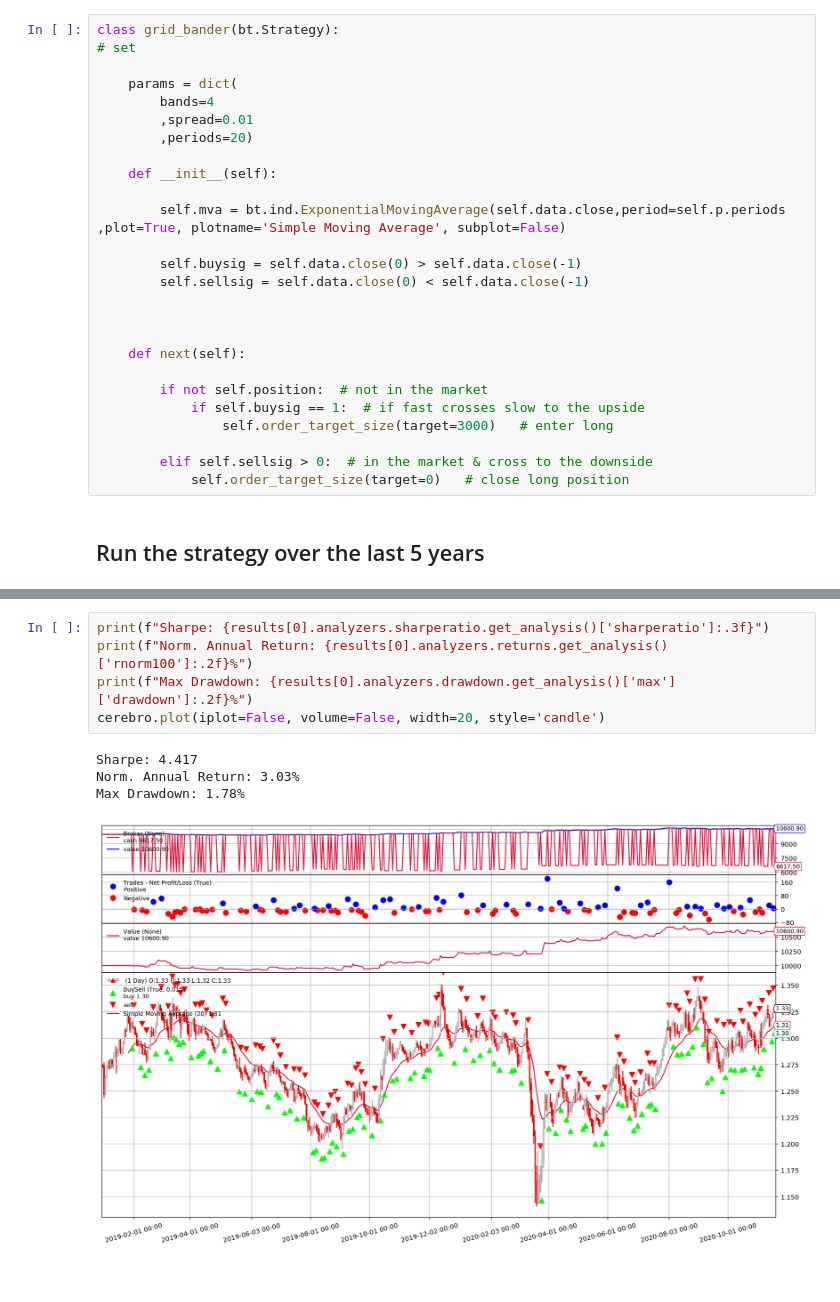
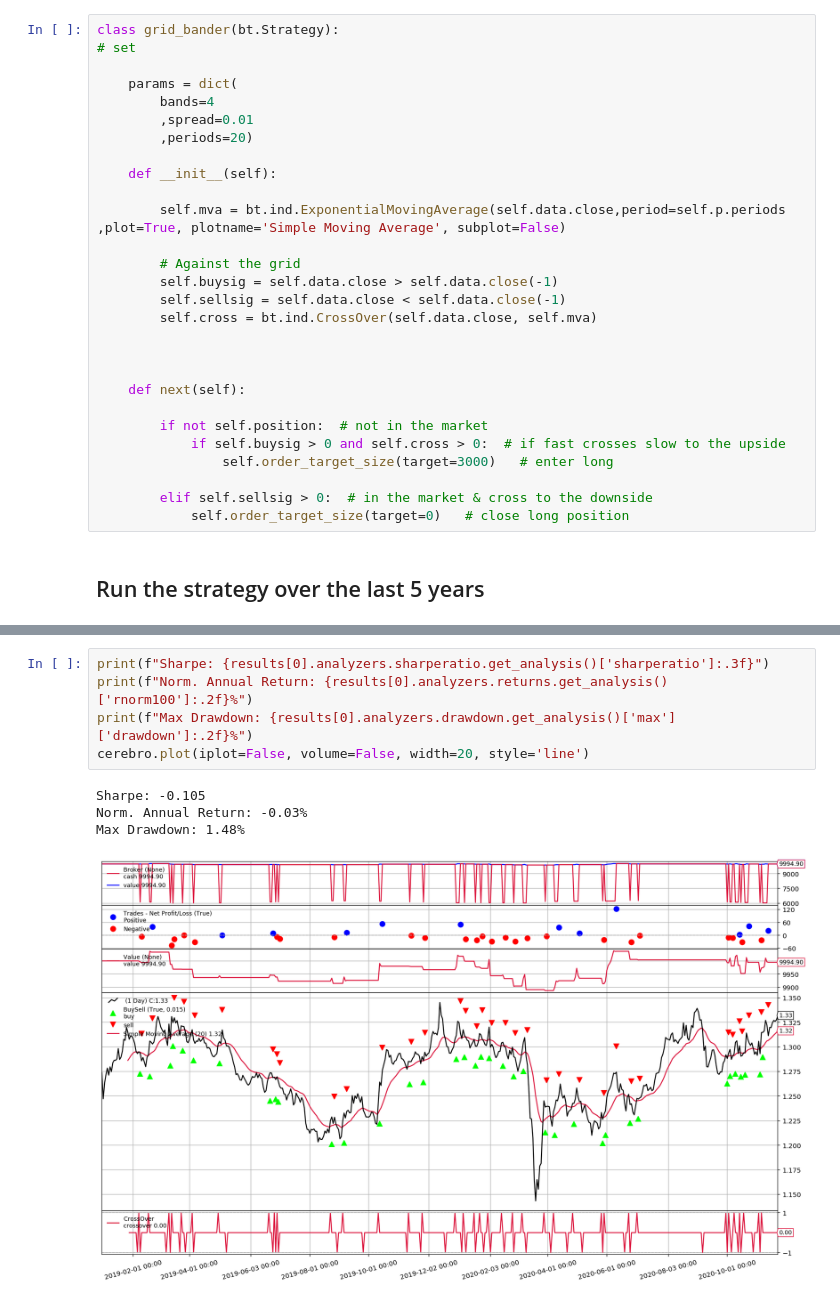
Before and after one commit to akokaz1/Algo-Trading, a Jupyter notebook: notebooks/scripts/Grid Trading Bot.ipynb, the cells around one changed output, grey strips where cells are left out. Drawn from its saved outputs; the diff is of its cells as text; blank space fills up the shorter version.

```diff
--- a/notebooks/scripts/Grid Trading Bot.ipynb
+++ b/notebooks/scripts/Grid Trading Bot.ipynb
@@ -67,15 +67,17 @@ class grid_bander(bt.Strategy):
 
         self.mva = bt.ind.ExponentialMovingAverage(self.data.close,period=self.p.periods ,plot=True, plotname='Simple Moving Average', subplot=False)
 
-        self.buysig = self.data.close(0) > self.data.close(-1)
-        self.sellsig = self.data.close(0) < self.data.close(-1)
+        # Against the grid
+        self.buysig = self.data.close > self.data.close(-1)
+        self.sellsig = self.data.close < self.data.close(-1)
+        self.cross = bt.ind.CrossOver(self.data.close, self.mva)
 
 
 
     def next(self):
 
         if not self.position:  # not in the market
-            if self.buysig == 1:  # if fast crosses slow to the upside
+            if self.buysig > 0 and self.cross > 0:  # if fast crosses slow to the upside
                 self.order_target_size(target=3000)   # enter long
 
         elif self.sellsig > 0:  # in the market & cross to the downside
@@ -100,10 +102,10 @@ Wall time: 210 ms
 # %%
 print(f"Sharpe: {results[0].analyzers.sharperatio.get_analysis()['sharperatio']:.3f}")
 print(f"Norm. Annual Return: {results[0].analyzers.returns.get_analysis()['rnorm100']:.2f}%")
 print(f"Max Drawdown: {results[0].analyzers.drawdown.get_analysis()['max']['drawdown']:.2f}%")
-cerebro.plot(iplot=False, volume=False, width=20, style='candle')
+cerebro.plot(iplot=False, volume=False, width=20, style='line')
 # %% [output]
-Sharpe: 4.417
-Norm. Annual Return: 3.03%
-Max Drawdown: 1.78%
+Sharpe: -0.105
+Norm. Annual Return: -0.03%
+Max Drawdown: 1.48%
-[figure, old version]
+[figure, new version]
```
Also changed, not shown: parts of 3 cells of this notebook.
